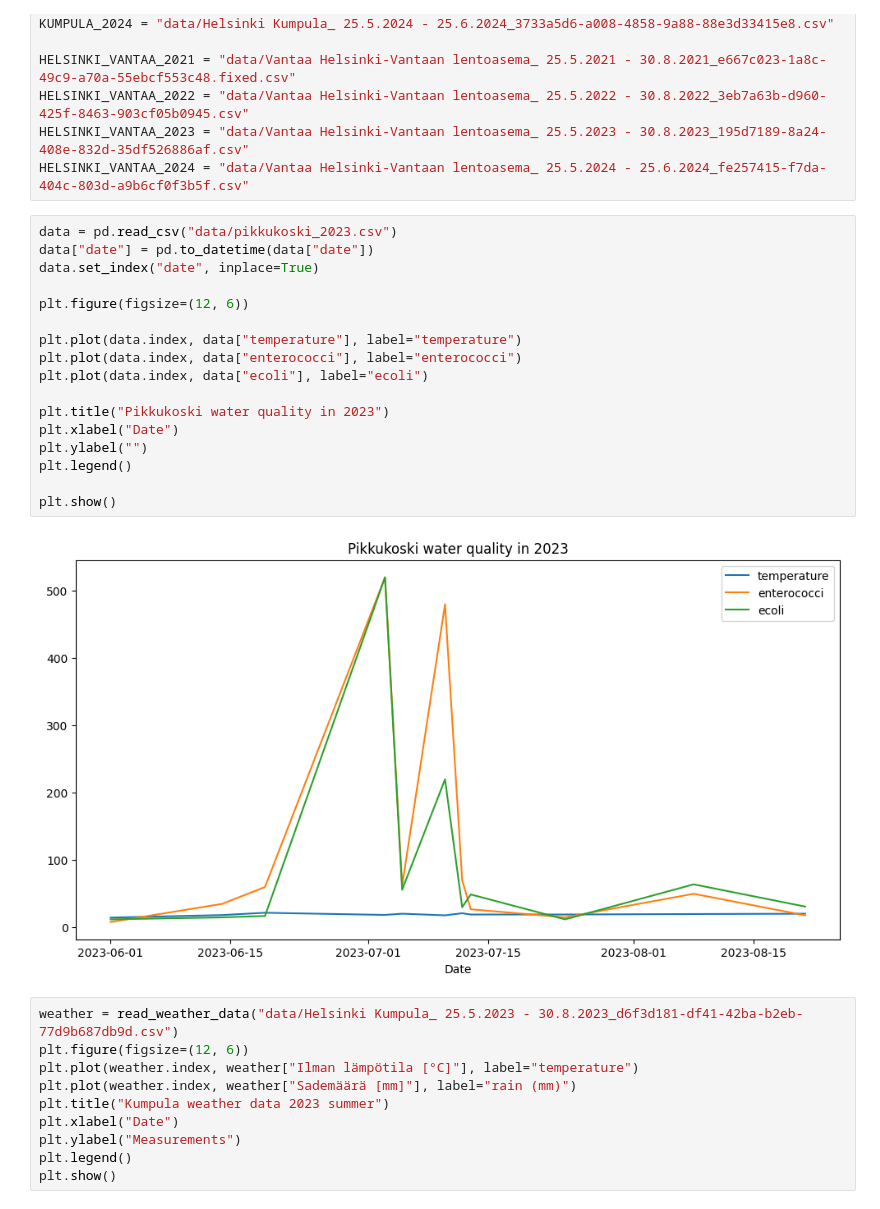
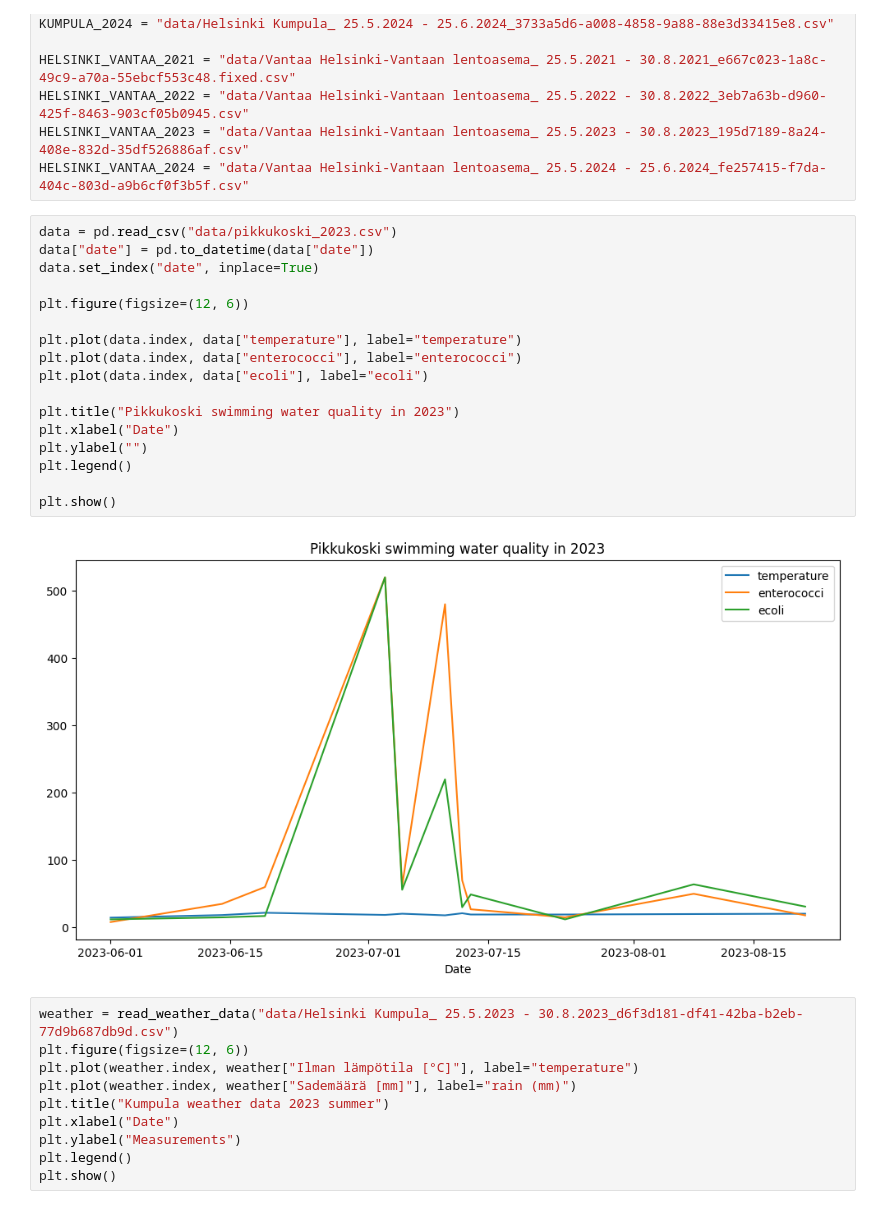
Before and after one commit to shaiggon/pikkukoski-analysis, a Jupyter notebook: analysis.ipynb, the cells around one changed output. Cells and saved outputs as stored; diff of their text form.

```diff
--- a/analysis.ipynb
+++ b/analysis.ipynb
@@ -34,22 +34,22 @@ HELSINKI_VANTAA_2024 = "data/Vantaa Helsinki-Vantaan lentoasema_ 25.5.2024 - 25.
 # %%
 data = pd.read_csv("data/pikkukoski_2023.csv")
 data["date"] = pd.to_datetime(data["date"])
 data.set_index("date", inplace=True)
 
 plt.figure(figsize=(12, 6))
 
 plt.plot(data.index, data["temperature"], label="temperature")
 plt.plot(data.index, data["enterococci"], label="enterococci")
 plt.plot(data.index, data["ecoli"], label="ecoli")
 
-plt.title("Pikkukoski water quality in 2023")
+plt.title("Pikkukoski swimming water quality in 2023")
 plt.xlabel("Date")
 plt.ylabel("")
 plt.legend()
 
 plt.show()
 # %% [output]
-[figure, old version]
+[figure, new version]
 # %%
 weather = read_weather_data("data/Helsinki Kumpula_ 25.5.2023 - 30.8.2023_d6f3d181-df41-42ba-b2eb-77d9b687db9d.csv")
 plt.figure(figsize=(12, 6))
```
Also changed, not shown: parts of 2 cells of this notebook, 8 other files.
